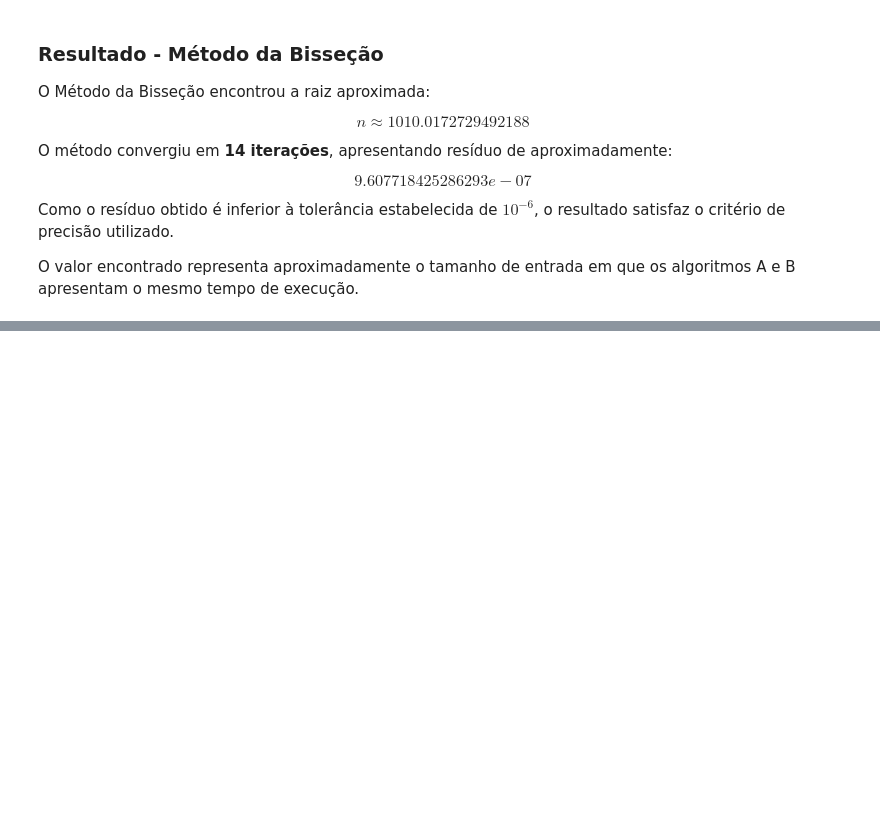
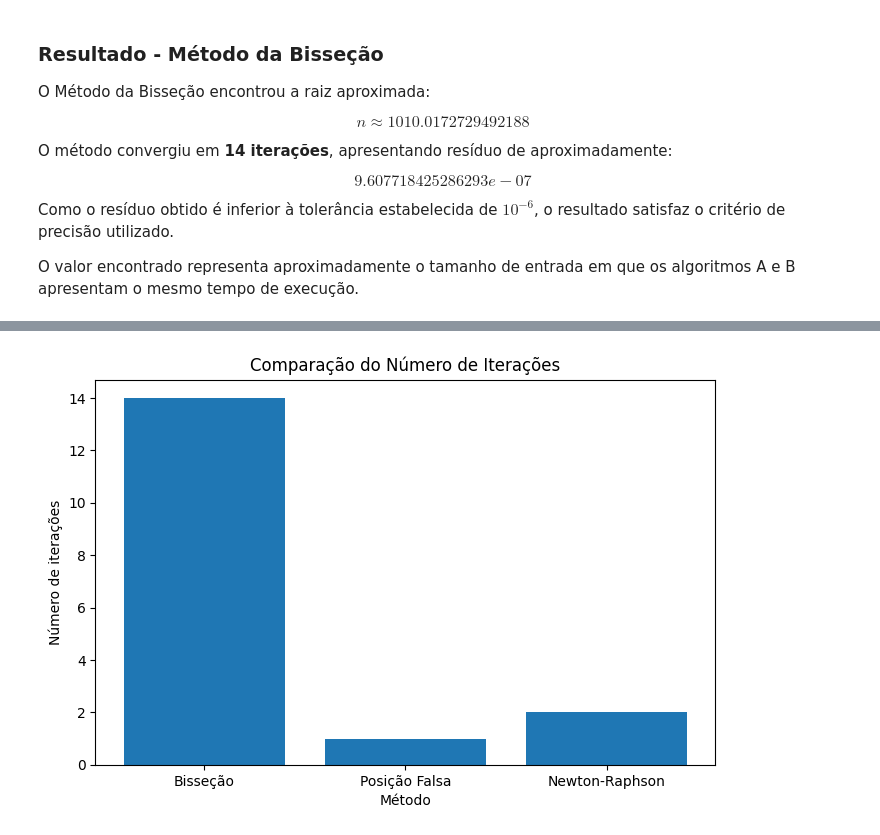
Before and after one commit to Viniccius-Albuquerque/Numerical-Methods, a Jupyter notebook: notebook/project.ipynb, the cells around one changed output, grey strips where cells are left out. Drawn from its saved outputs; the diff is of its cells as text; code cells hidden in the pictures; blank space fills up the shorter version.

```diff
--- a/notebook/project.ipynb
+++ b/notebook/project.ipynb
@@ -136,0 +305,20 @@ O valor encontrado representa aproximadamente o tamanho de entrada em que os alg
+# %%
+metodos = ["Bisseção", "Posição Falsa", "Newton-Raphson"]
+
+iteracoes = [
+    iteracoes_bis,
+    iteracoes_pf,
+    iteracoes_newton
+]
+
+plt.figure(figsize=(8, 5))
+
+plt.bar(metodos, iteracoes)
+
+plt.xlabel("Método")
+plt.ylabel("Número de iterações")
+plt.title("Comparação do Número de Iterações")
+
+plt.show()
+# %% [output]
+[figure, added]
```
Also changed, not shown: parts of 19 cells of this notebook.
